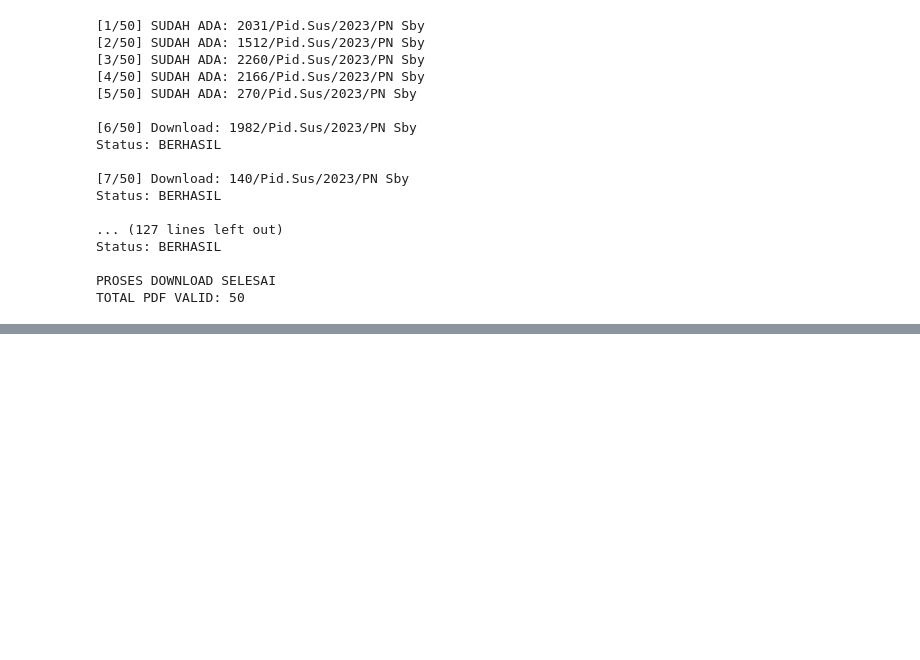
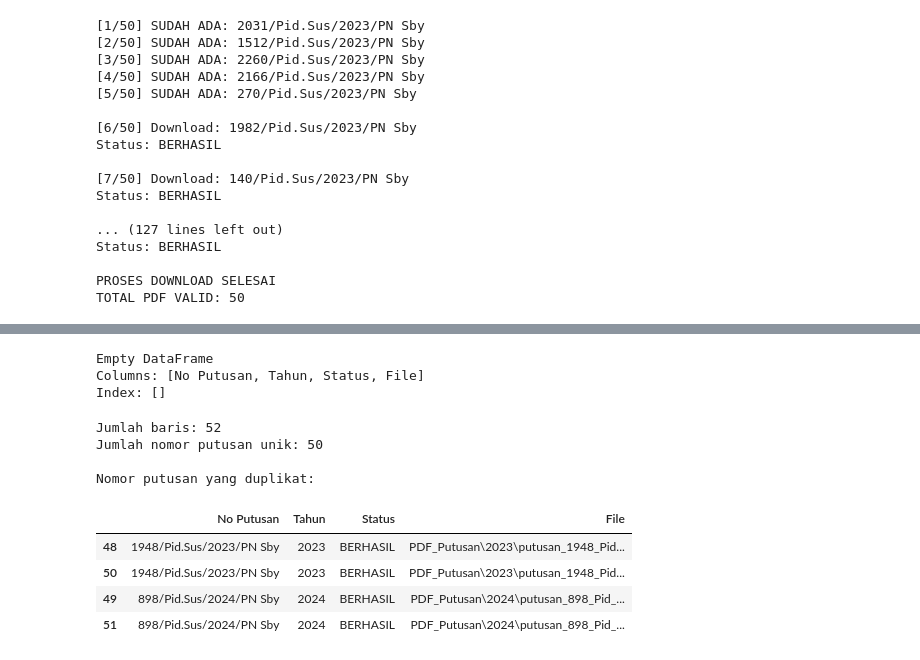
Before and after one commit to shefiramarizcha62-sudo/Dataset-Narkotika_027_199, a Jupyter notebook: 03_download_pdf.ipynb, the cells around one changed output, grey strips where cells are left out. Drawn from its saved outputs; the diff is of its cells as text; code cells hidden in the pictures; blank space fills up the shorter version.

```diff
--- a/03_download_pdf.ipynb
+++ b/03_download_pdf.ipynb
@@ -282,0 +498,34 @@ TOTAL PDF VALID: 50
+# %%
+print(
+    df_lama[
+        df_lama["No Putusan"].astype(str).str.contains(
+            "1061|219",
+            case=False,
+            na=False
+        )
+    ][["No Putusan", "Tahun", "Status", "File"]].to_string(index=False)
+)
+# %% [output]
+Empty DataFrame
+Columns: [No Putusan, Tahun, Status, File]
+Index: []
+# %%
+print("Jumlah baris:", len(df_final))
+print("Jumlah nomor putusan unik:", df_final["No Putusan"].nunique())
+
+print("\nNomor putusan yang duplikat:")
+display(
+    df_final[
+        df_final["No Putusan"].duplicated(keep=False)
+    ].sort_values("No Putusan")
+)
+# %% [output]
+Jumlah baris: 52
+Jumlah nomor putusan unik: 50
+
+Nomor putusan yang duplikat:
+|  | No Putusan | Tahun | Status | File |
+| 48 | 1948/Pid.Sus/2023/PN Sby | 2023 | BERHASIL | PDF_Putusan\2023\putusan_1948_Pid... |
+| 50 | 1948/Pid.Sus/2023/PN Sby | 2023 | BERHASIL | PDF_Putusan\2023\putusan_1948_Pid... |
+| 49 | 898/Pid.Sus/2024/PN Sby | 2024 | BERHASIL | PDF_Putusan\2024\putusan_898_Pid_... |
+| 51 | 898/Pid.Sus/2024/PN Sby | 2024 | BERHASIL | PDF_Putusan\2024\putusan_898_Pid_... |
```
Also changed, not shown: parts of 18 cells of this notebook, 5 other files.
